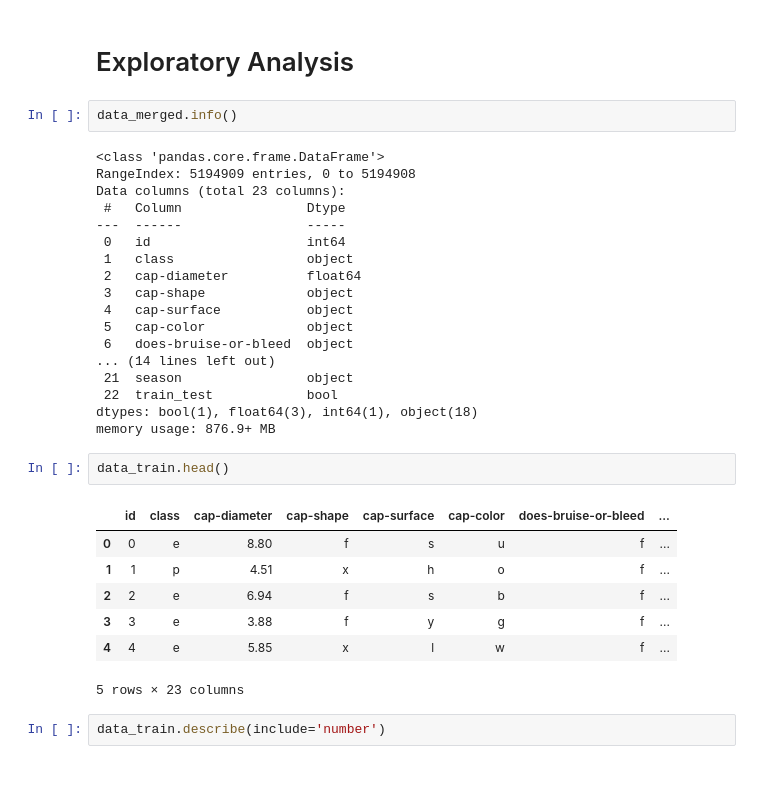
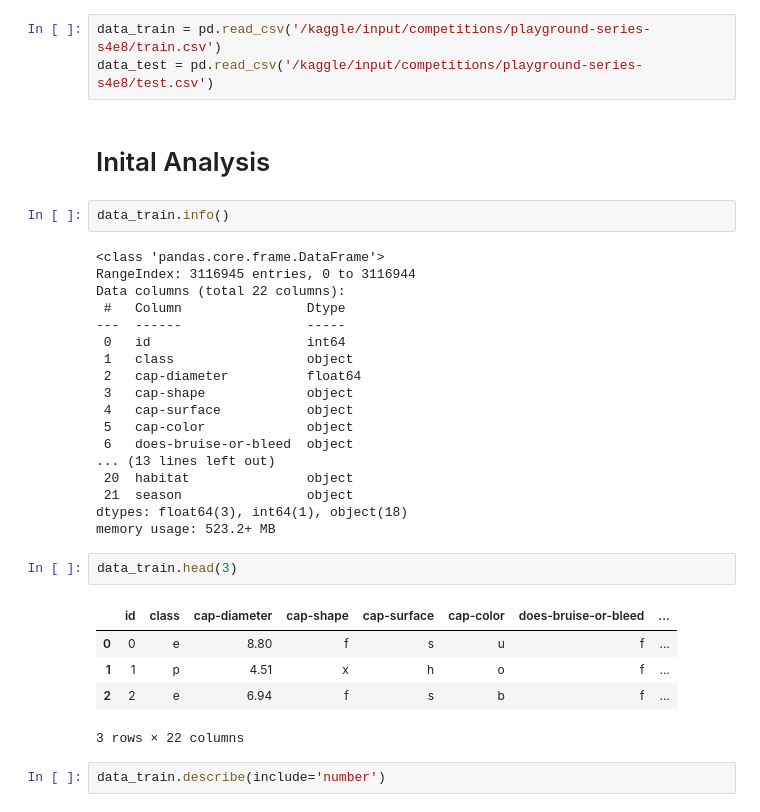
Before and after one commit to kiwiii2409/kaggle_funsies, a Jupyter notebook: poisonous-mushrooms/mushroom.ipynb, the cells around one changed output. Saved outputs shown, nothing was run; the diff lists cells and outputs as text; blank space fills up the shorter version.

```diff
--- a/poisonous-mushrooms/mushroom.ipynb
+++ b/poisonous-mushrooms/mushroom.ipynb
@@ -26,11 +18,14 @@ data_merged = pd.concat([data_train, data_test], axis=0, ignore_index=True)
+# %%
+data_train = pd.read_csv('/kaggle/input/competitions/playground-series-s4e8/train.csv')
+data_test = pd.read_csv('/kaggle/input/competitions/playground-series-s4e8/test.csv')
 # %% [markdown]
-# Exploratory Analysis
+# Inital Analysis
 # %%
-data_merged.info()
+data_train.info()
 # %% [output]
 <class 'pandas.core.frame.DataFrame'>
-RangeIndex: 5194909 entries, 0 to 5194908
-Data columns (total 23 columns):
+RangeIndex: 3116945 entries, 0 to 3116944
+Data columns (total 22 columns):
  #   Column                Dtype
 ---  ------                -----
  0   id                    int64
@@ -40,21 +35,19 @@ Data columns (total 23 columns):
  4   cap-surface           object
  5   cap-color             object
  6   does-bruise-or-bleed  object
-... (14 lines left out)
+... (13 lines left out)
+ 20  habitat               object
  21  season                object
- 22  train_test            bool
-dtypes: bool(1), float64(3), int64(1), object(18)
-memory usage: 876.9+ MB
+dtypes: float64(3), int64(1), object(18)
+memory usage: 523.2+ MB
 # %%
-data_train.head()
+data_train.head(3)
 # %% [output]
 |  | id | class | cap-diameter | cap-shape | cap-surface | cap-color | does-bruise-or-bleed | ... |
 | 0 | 0 | e | 8.80 | f | s | u | f | ... |
 | 1 | 1 | p | 4.51 | x | h | o | f | ... |
 | 2 | 2 | e | 6.94 | f | s | b | f | ... |
-| 3 | 3 | e | 3.88 | f | y | g | f | ... |
-| 4 | 4 | e | 5.85 | x | l | w | f | ... |
-5 rows × 23 columns
+3 rows × 22 columns
 # %%
 data_train.describe(include='number')
 # %% [output]
```
Also changed, not shown: parts of 58 cells of this notebook, 1 other file.
